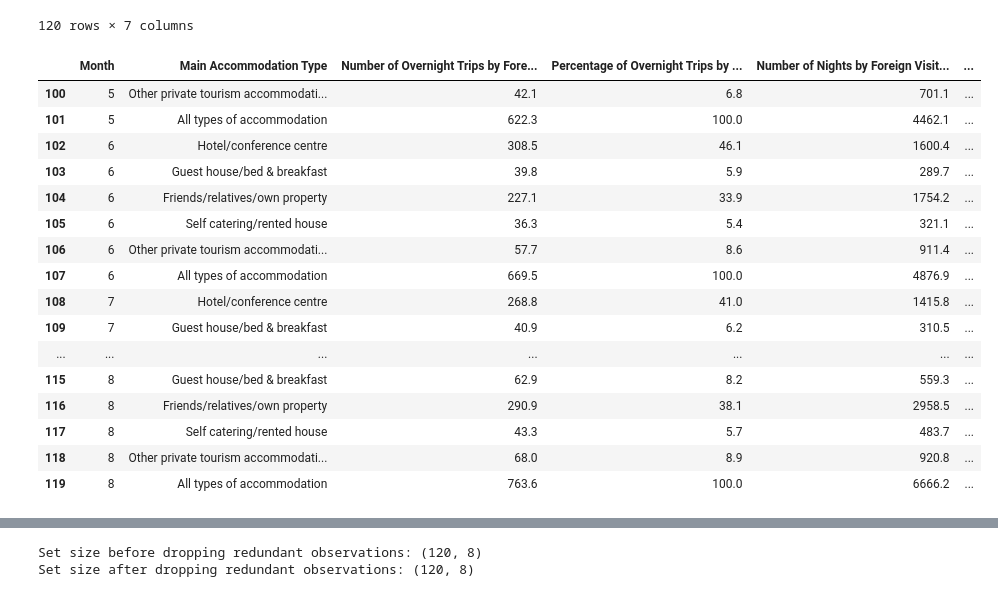
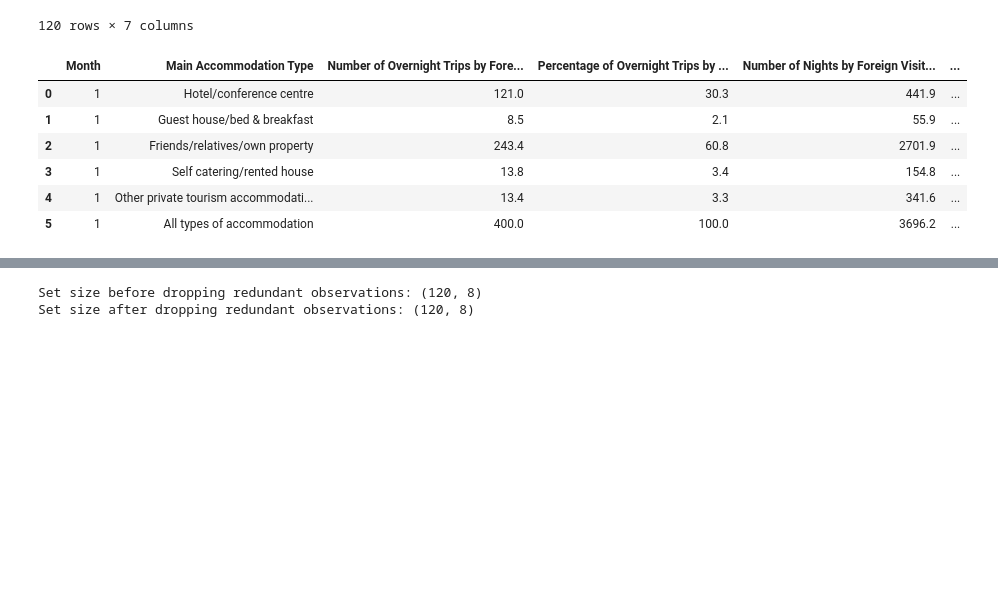
Before and after one commit to IssetVillegas/CCT-Dublin-msc-da-sept-24-sem-1-ca1-IssetVillegas, a Jupyter notebook: EDA.ipynb, the cells around one changed output, grey strips where cells are left out. Saved outputs shown, nothing was run; the diff lists cells and outputs as text; code cells hidden in the pictures; blank space fills up the shorter version.

```diff
--- a/EDA.ipynb
+++ b/EDA.ipynb
@@ -122,25 +121,15 @@ df['Year'] = df['Year'].dt.year
 df['Month'] = pd.to_datetime(df['Month'], format='%B')
 df['Month'] = df['Month'].dt.month
 # %%
-df.tail(20)
+df.head(6)
 # %% [output]
 |  | Month | Main Accommodation Type | Number of Overnight Trips by Fore... | Percentage of Overnight Trips by ... | Number of Nights by Foreign Visit... | ... |
-| 100 | 5 | Other private tourism accommodati... | 42.1 | 6.8 | 701.1 | ... |
-| 101 | 5 | All types of accommodation | 622.3 | 100.0 | 4462.1 | ... |
-| 102 | 6 | Hotel/conference centre | 308.5 | 46.1 | 1600.4 | ... |
-| 103 | 6 | Guest house/bed & breakfast | 39.8 | 5.9 | 289.7 | ... |
-| 104 | 6 | Friends/relatives/own property | 227.1 | 33.9 | 1754.2 | ... |
-| 105 | 6 | Self catering/rented house | 36.3 | 5.4 | 321.1 | ... |
-| 106 | 6 | Other private tourism accommodati... | 57.7 | 8.6 | 911.4 | ... |
-| 107 | 6 | All types of accommodation | 669.5 | 100.0 | 4876.9 | ... |
-| 108 | 7 | Hotel/conference centre | 268.8 | 41.0 | 1415.8 | ... |
-| 109 | 7 | Guest house/bed & breakfast | 40.9 | 6.2 | 310.5 | ... |
-| ... | ... | ... | ... | ... | ... | ... |
-| 115 | 8 | Guest house/bed & breakfast | 62.9 | 8.2 | 559.3 | ... |
-| 116 | 8 | Friends/relatives/own property | 290.9 | 38.1 | 2958.5 | ... |
-| 117 | 8 | Self catering/rented house | 43.3 | 5.7 | 483.7 | ... |
-| 118 | 8 | Other private tourism accommodati... | 68.0 | 8.9 | 920.8 | ... |
-| 119 | 8 | All types of accommodation | 763.6 | 100.0 | 6666.2 | ... |
+| 0 | 1 | Hotel/conference centre | 121.0 | 30.3 | 441.9 | ... |
+| 1 | 1 | Guest house/bed & breakfast | 8.5 | 2.1 | 55.9 | ... |
+| 2 | 1 | Friends/relatives/own property | 243.4 | 60.8 | 2701.9 | ... |
+| 3 | 1 | Self catering/rented house | 13.8 | 3.4 | 154.8 | ... |
+| 4 | 1 | Other private tourism accommodati... | 13.4 | 3.3 | 341.6 | ... |
+| 5 | 1 | All types of accommodation | 400.0 | 100.0 | 3696.2 | ... |
 # %%
 df.info()
 # %% [output]
```
Also changed, not shown: parts of 17 cells of this notebook, 1 other file.
